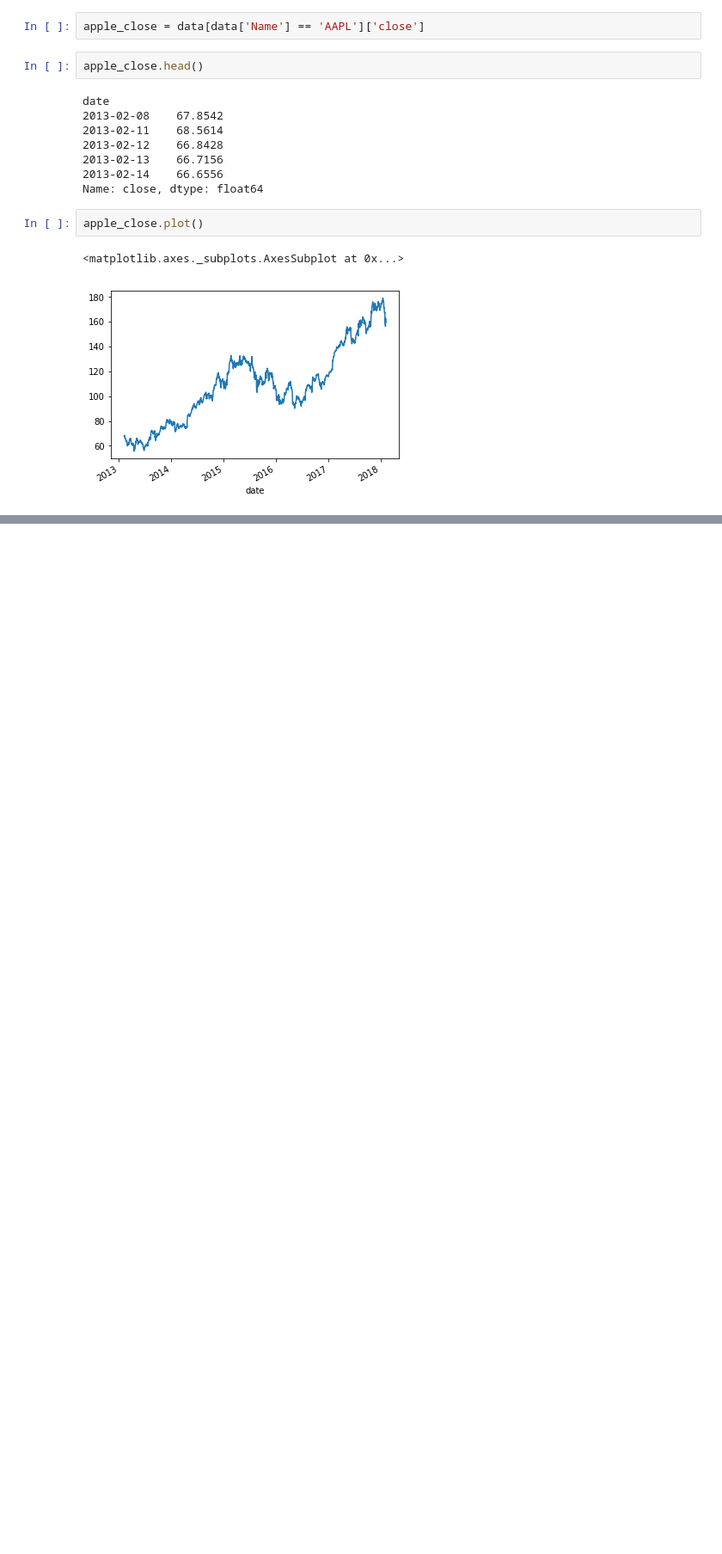
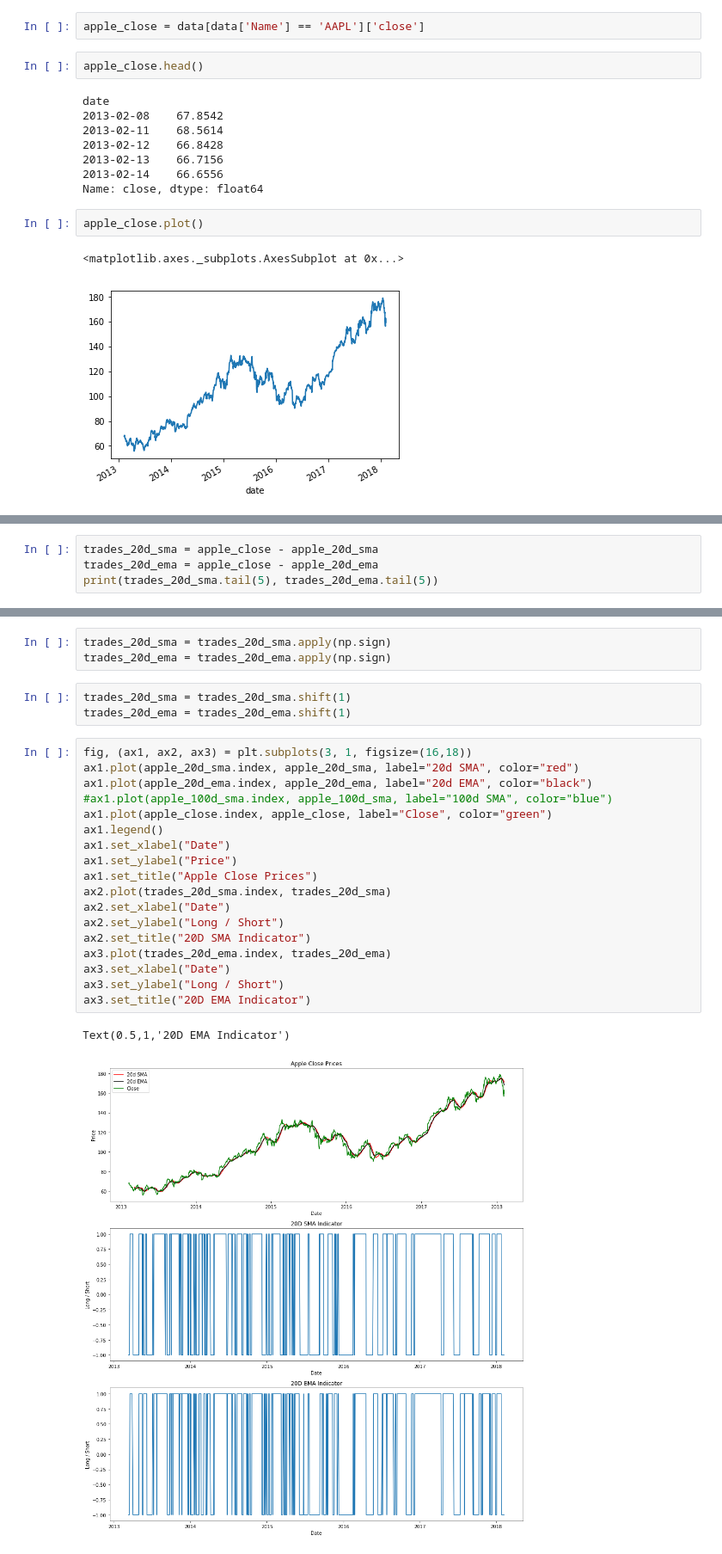
Before and after one commit to Aaivazi000/fintech-master, a Jupyter notebook: Marin Workspace/SMA.ipynb, the cells around one changed output, grey strips where cells are left out. Shown at 86% size. Drawn from its saved outputs; the diff is of its cells as text; blank space fills up the shorter version.

```diff
--- a/Marin Workspace/SMA.ipynb
+++ b/Marin Workspace/SMA.ipynb
@@ -119,0 +100,4 @@ Name: close, Length: 1259, dtype: float64
+# %%
+trades_20d_sma = apple_close - apple_20d_sma
+trades_20d_ema = apple_close - apple_20d_ema
+print(trades_20d_sma.tail(5), trades_20d_ema.tail(5))
@@ -119,0 +118,27 @@ Name: close, Length: 1259, dtype: float64
+# %%
+trades_20d_sma = trades_20d_sma.apply(np.sign)
+trades_20d_ema = trades_20d_ema.apply(np.sign)
+# %%
+trades_20d_sma = trades_20d_sma.shift(1)
+trades_20d_ema = trades_20d_ema.shift(1)
+# %%
+fig, (ax1, ax2, ax3) = plt.subplots(3, 1, figsize=(16,18))
+ax1.plot(apple_20d_sma.index, apple_20d_sma, label="20d SMA", color="red")
+ax1.plot(apple_20d_ema.index, apple_20d_ema, label="20d EMA", color="black")
+#ax1.plot(apple_100d_sma.index, apple_100d_sma, label="100d SMA", color="blue")
+ax1.plot(apple_close.index, apple_close, label="Close", color="green")
+ax1.legend()
+ax1.set_xlabel("Date")
+ax1.set_ylabel("Price")
+ax1.set_title("Apple Close Prices")
+ax2.plot(trades_20d_sma.index, trades_20d_sma)
+ax2.set_xlabel("Date")
+ax2.set_ylabel("Long / Short")
+ax2.set_title("20D SMA Indicator")
+ax3.plot(trades_20d_ema.index, trades_20d_ema)
+ax3.set_xlabel("Date")
+ax3.set_ylabel("Long / Short")
+ax3.set_title("20D EMA Indicator")
+# %% [output]
+Text(0.5,1,'20D EMA Indicator')
+[figure, added]
```
Also changed, not shown: parts of 5 cells of this notebook.
